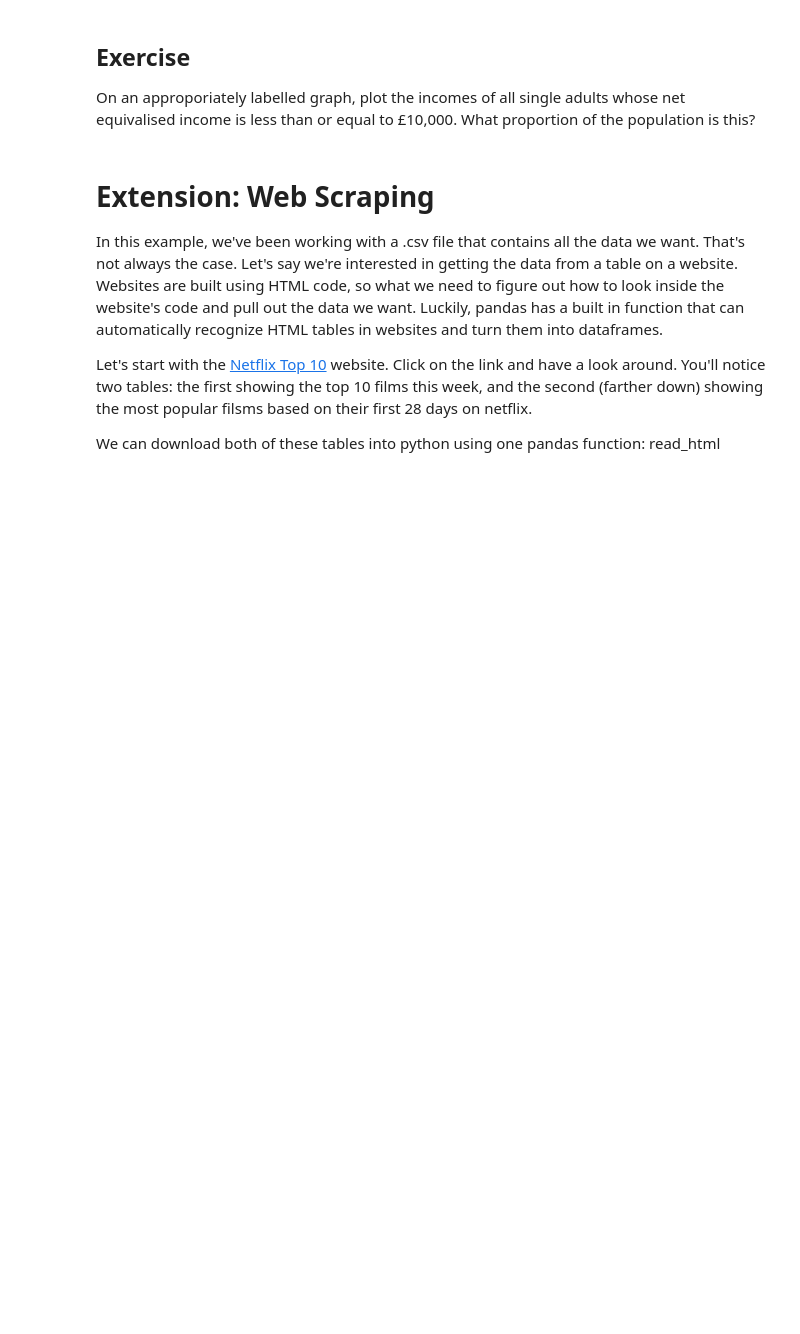
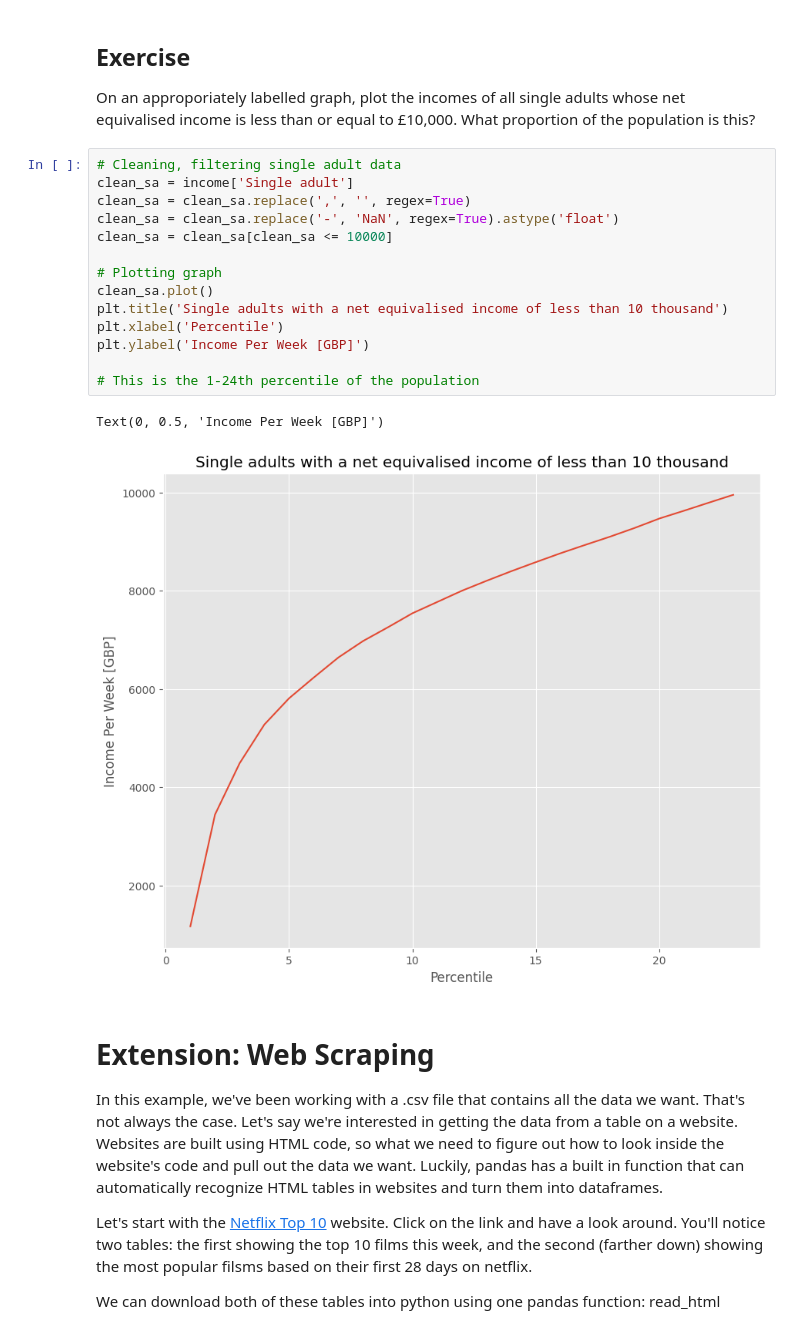
Before and after one commit to muffoonfu/QM2, a Jupyter notebook: Copy_of_W2_Working_with_Data_in_Pandas.ipynb, the cells around one changed output. Cells and saved outputs as stored; diff of their text form; blank space fills up the shorter version.

```diff
--- a/Copy_of_W2_Working_with_Data_in_Pandas.ipynb
+++ b/Copy_of_W2_Working_with_Data_in_Pandas.ipynb
@@ -347,6 +393,23 @@ We won't dwell on comparative operative, here we've used ">" to mean "is greater
 # %% [markdown]
 ## Exercise
 On an approporiately labelled graph, plot the incomes of all single adults whose net equivalised income is less than or equal to £10,000. What proportion of the population is this?
+# %%
+# Cleaning, filtering single adult data
+clean_sa = income['Single adult']
+clean_sa = clean_sa.replace(',', '', regex=True)
+clean_sa = clean_sa.replace('-', 'NaN', regex=True).astype('float')
+clean_sa = clean_sa[clean_sa <= 10000]
+
+# Plotting graph
+clean_sa.plot()
+plt.title('Single adults with a net equivalised income of less than 10 thousand')
+plt.xlabel('Percentile')
+plt.ylabel('Income Per Week [GBP]')
+
+# This is the 1-24th percentile of the population
+# %% [output]
+Text(0, 0.5, 'Income Per Week [GBP]')
+[figure, added]
 # %% [markdown]
 # Extension: Web Scraping
 
```
Also changed, not shown: parts of 17 cells of this notebook.
